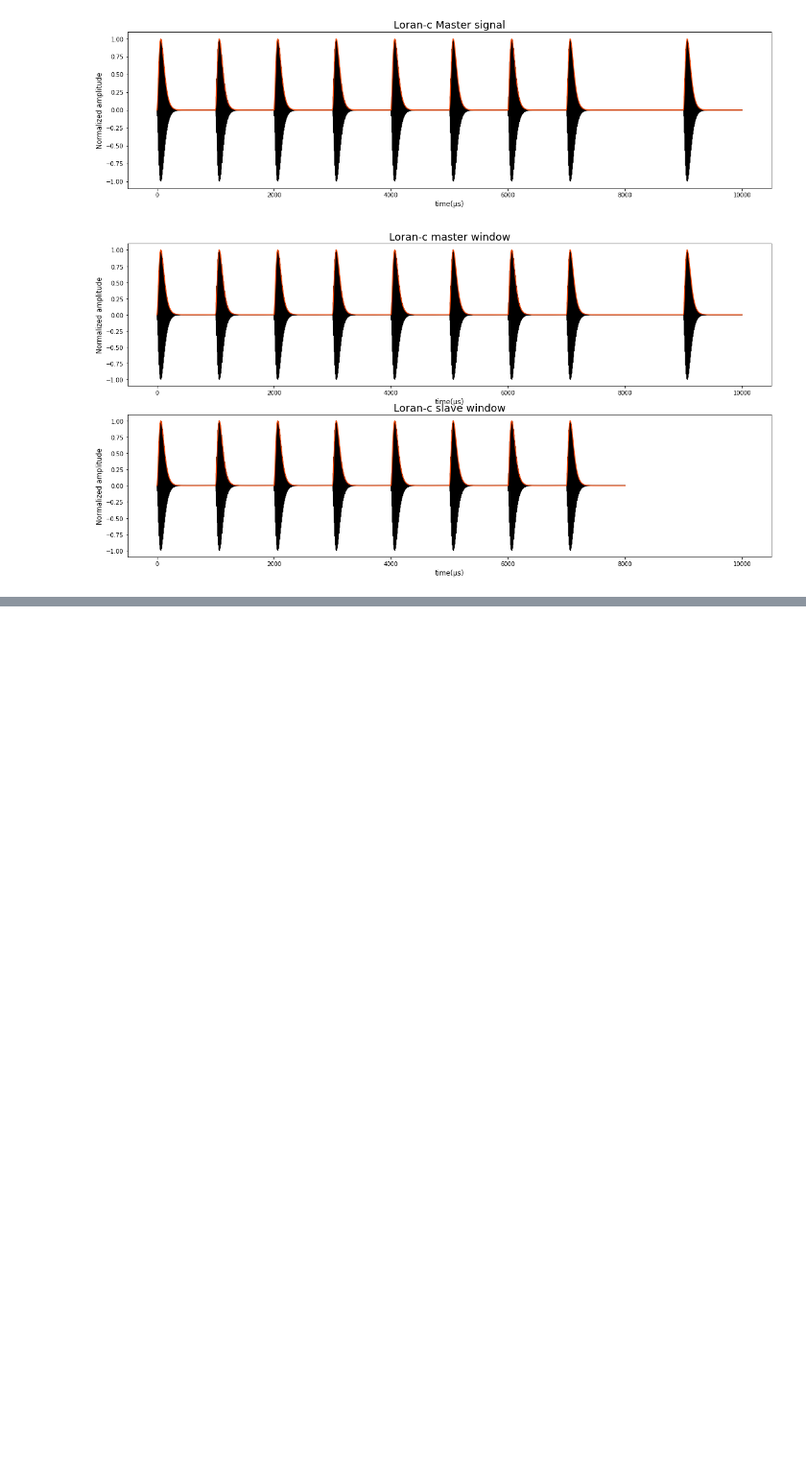
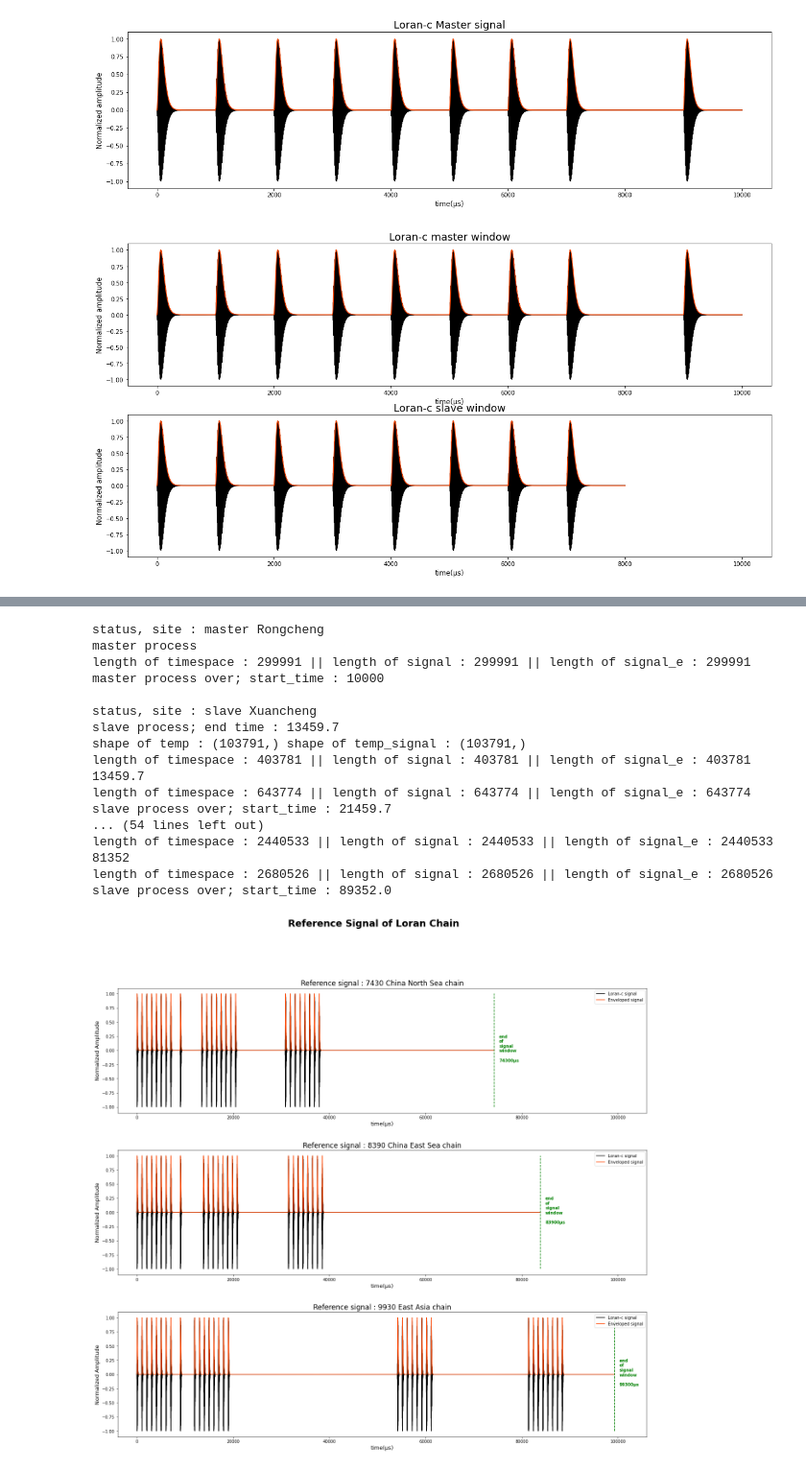
Before and after one commit to CheolJ/TIL, a Jupyter notebook: Signal Processing/code/jupyter/reference_signal.ipynb, the cells around one changed output, grey strips where cells are left out. Shown at 96% size. Saved outputs shown, nothing was run; the diff lists cells and outputs as text; code cells hidden in the pictures; blank space fills up the shorter version.

```diff
--- a/Signal Processing/code/jupyter/reference_signal.ipynb
+++ b/Signal Processing/code/jupyter/reference_signal.ipynb
@@ -334,3 +444,59 @@ slave process over; start_time : 39459.7
+# %%
+id_list = [7430, 8390, 9930]
+merged_timespace = np.array([])
+merged_signal = np.array([])
+
+fig, axes = plt.subplots(3, 1, figsize=(23, 20))
+
+plt.suptitle("Reference Signal of Loran Chain", fontsize=23, weight='bold', ha='center', va='bottom')
+
+axes_num = 0
+
+
+for id_ in id_list:
+    temp_time, temp_signal, temp_signal_e, id_chain = merge_signal_by_id(id_, timespace_m, master_window, master_window_e, timespace_s, slave_window, slave_window_e)
+
+    # Line plot : signal data, enveloped signal
+    axes[axes_num].plot(temp_time, temp_signal, 'k', label='Loran-c signal')
+    axes[axes_num].plot(temp_time, temp_signal_e, 'orangered', label='Enveloped signal')
+
+    # Line for checking end-point
+    axes[axes_num].vlines(id_*10, -1, 1, color='green', linestyles='--')
+
+    # Text for checking end-point
+    axes[axes_num].text(id_*10+1000, -0.2, 'end\nof\nsignal\nwindow\n\n'+str(id_*10)+'μs', color='green', weight='bold')
+
+    # Plot settings : xlim, xlabel, ylabel, legend
+    axes[axes_num].set_xlim(-4000, 106000)
+    axes[axes_num].set_title('Reference signal : '+ id_chain, fontsize=17)
+    axes[axes_num].set_xlabel('time(μs)', fontsize=13)
+    axes[axes_num].set_ylabel('Normalized Amplitude', fontsize=13)
+    axes[axes_num].legend(loc='upper right')
+
+    axes_num += 1
+
+plt.subplots_adjust(hspace=0.3)
+
+plt.show()
+# %% [output]
+status, site : master Rongcheng
+master process
+length of timespace : 299991 || length of signal : 299991 || length of signal_e : 299991
+master process over; start_time : 10000
+
+status, site : slave Xuancheng
+slave process; end time : 13459.7
+shape of temp : (103791,) shape of temp_signal : (103791,)
+length of timespace : 403781 || length of signal : 403781 || length of signal_e : 403781
+13459.7
+length of timespace : 643774 || length of signal : 643774 || length of signal_e : 643774
+slave process over; start_time : 21459.7
+... (54 lines left out)
+length of timespace : 2440533 || length of signal : 2440533 || length of signal_e : 2440533
+81352
+length of timespace : 2680526 || length of signal : 2680526 || length of signal_e : 2680526
+slave process over; start_time : 89352.0
+[figure, added]
 # %%
 class loran_ref_signal_generator:
 
```
Also changed, not shown: parts of 6 cells of this notebook.
